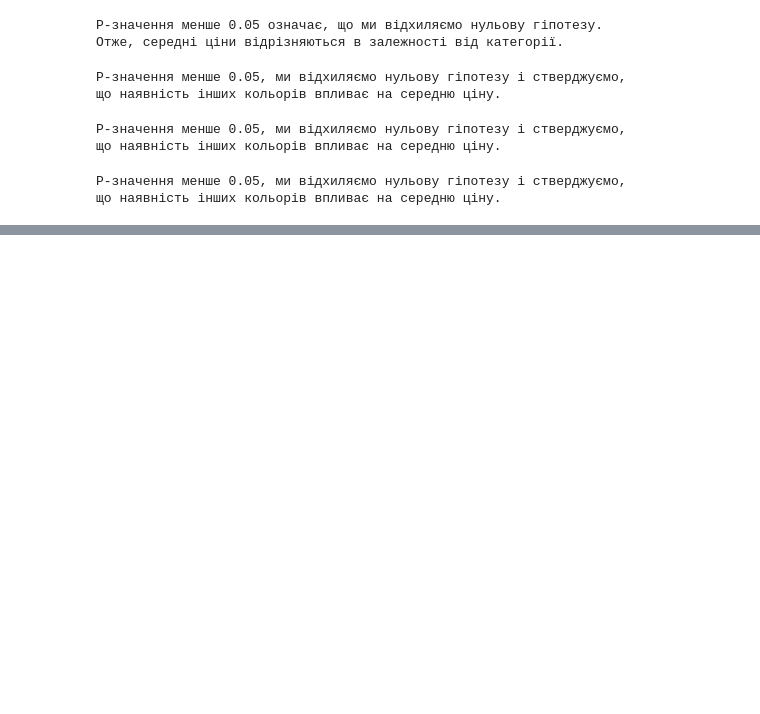
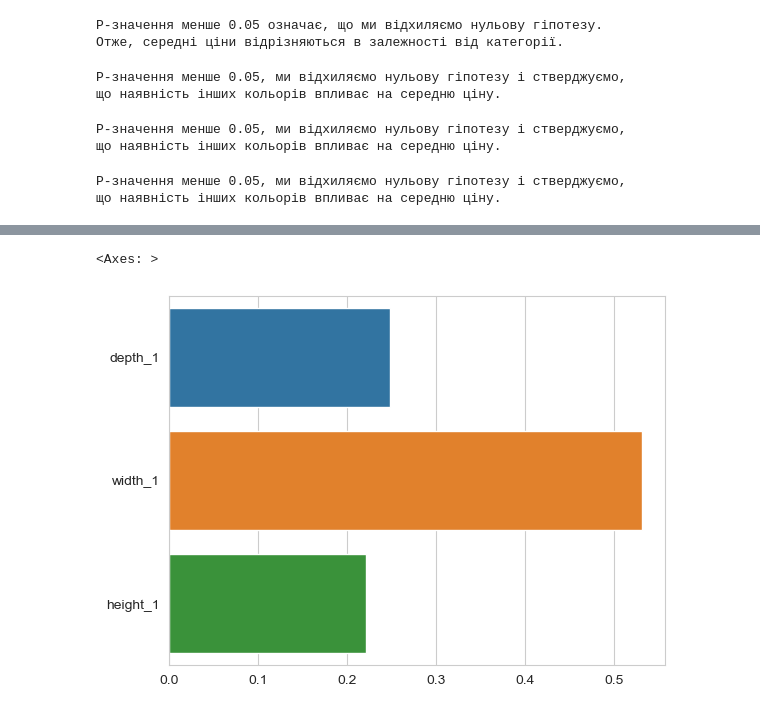
Before and after one commit to Parashchak/PY_HW_PowerBI, a Jupyter notebook: hw_09(StepProject)/step.ipynb, the cells around one changed output, grey strips where cells are left out. Drawn from its saved outputs; the diff is of its cells as text; code cells hidden in the pictures; blank space fills up the shorter version.

```diff
--- a/hw_09(StepProject)/step.ipynb
+++ b/hw_09(StepProject)/step.ipynb
@@ -400,0 +501,22 @@ Decision Tree            734.871376  5.400359e+05  361.223140  0.719824
+# %%
+#Застосуємо GridSearchCV для RandomForestRegressor та налаштуємо гіперпараметри
+from sklearn.model_selection import GridSearchCV
+
+X_train, X_test, Y_train, Y_test = sk.model_selection.train_test_split(X1, Y1, test_size=0.2, random_state=42)
+forest_grid = GridSearchCV(RandomForestRegressor(), {'n_estimators': [10,30,60,100, 130, 160,200],
+                                                     'max_depth': [10,30,50,70,100,150,180,200,None],
+                                                     'max_features': ['auto','sqrt','log2']}, cv=5, n_jobs=-1, verbose=0)
+forest_grid.fit(X_train, Y_train)
+
+print('Best Estimator :',forest_grid.best_estimator_)
+print('Best Score     :',forest_grid.best_score_)
+print('')
+print('R^2            : {:.5f}'.format(sk.metrics.r2_score(Y_test, forest_grid.predict(X_test))))
+print('MAE            : {:.5f}'.format(sk.metrics.mean_absolute_error(forest_grid.predict(X_test), Y_test)))
+print('RMSE           : {:.5f}'.format(np.sqrt(sk.metrics.mean_squared_error(forest_grid.predict(X_test), Y_test))))
+print('')
+print('Feature importance:')
+print('--------------------------------')
+
+for feat, importance in zip(X_train.columns, forest_grid.best_estimator_.feature_importances_):
+    print('{:.5f}    {f}'.format(importance, f=feat))
@@ -400,0 +536,7 @@ Decision Tree            734.871376  5.400359e+05  361.223140  0.719824
+# %%
+# візуалізація для RandomForestRegressor
+sns.set_style('whitegrid')
+sns.barplot(y=X_train.columns, x=forest_grid.best_estimator_.feature_importances_)
+# %% [output]
+<Axes: >
+[figure, added]
```
Also changed, not shown: parts of 25 cells of this notebook, 1 other file.
